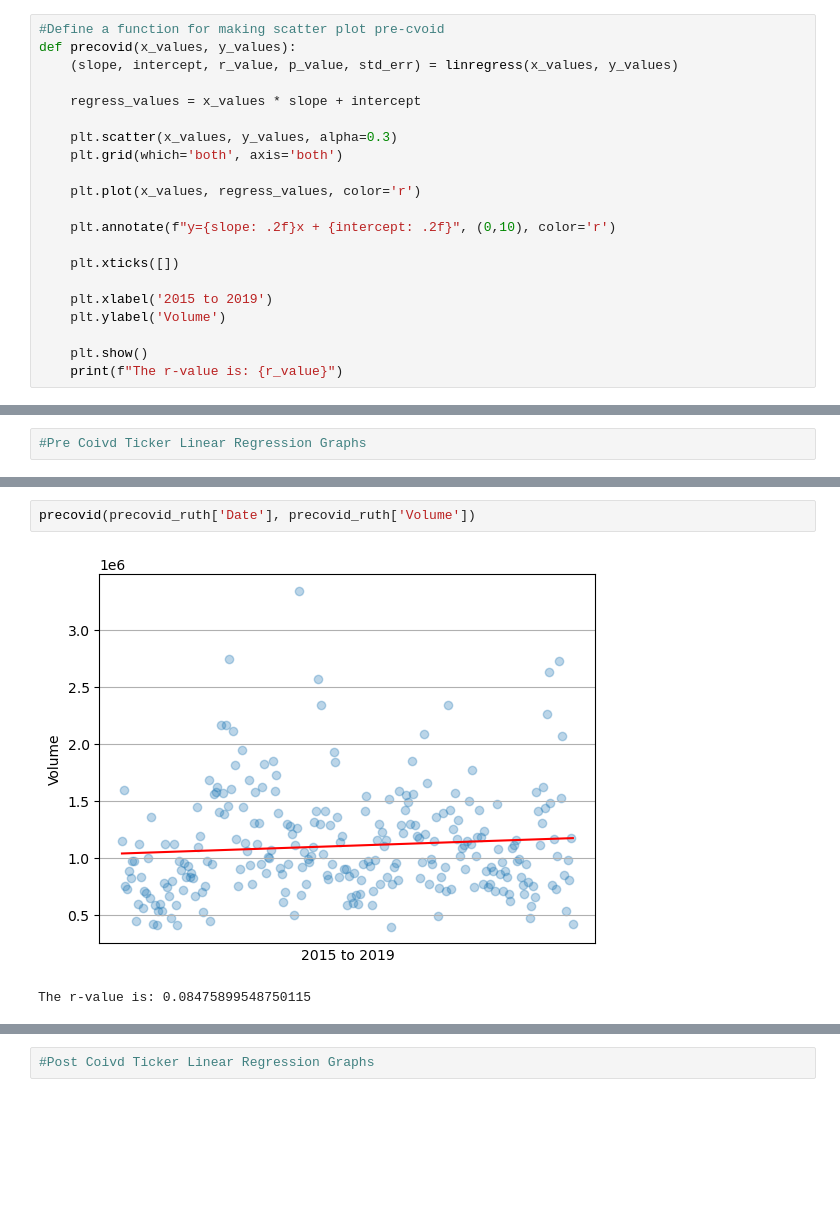
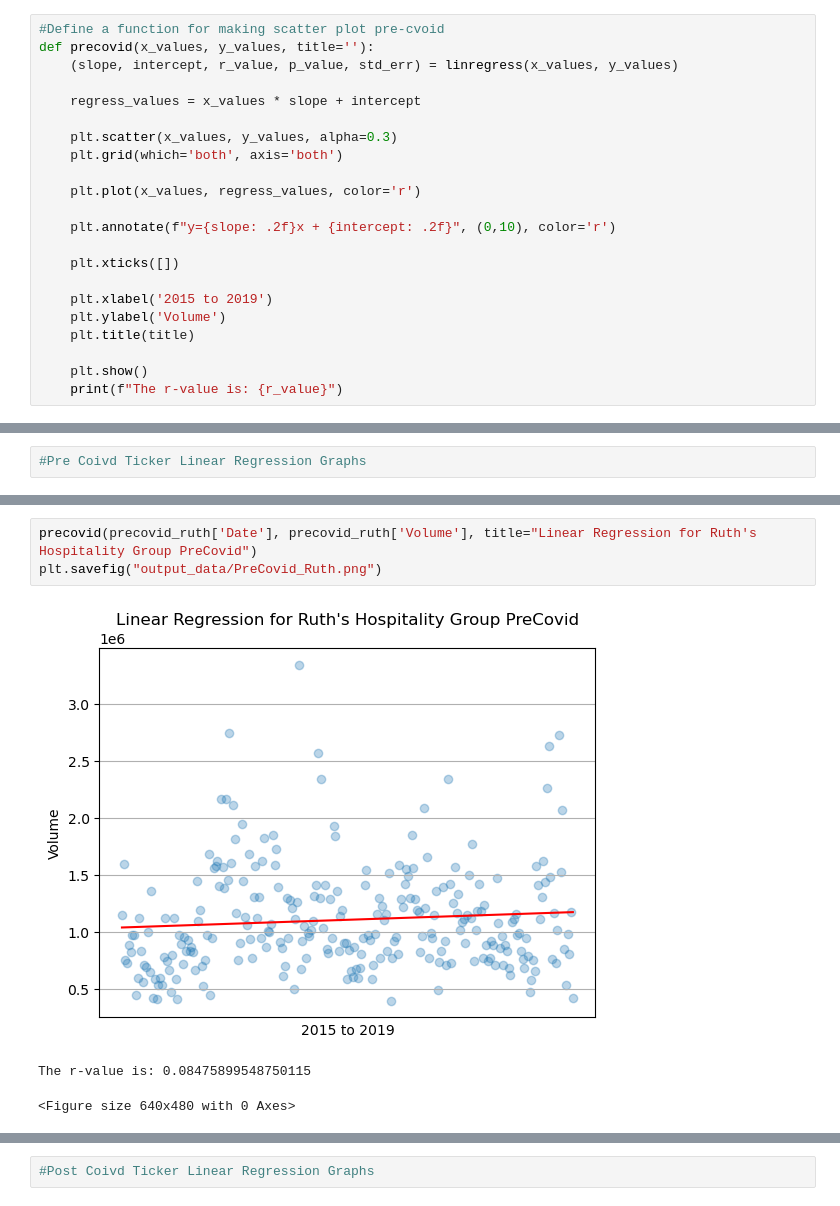
Before and after one commit to pathfindereleven/StockMkt_Analysis, a Jupyter notebook: combo #5.ipynb, the cells around one changed output, grey strips where cells are left out. Drawn from its saved outputs; the diff is of its cells as text; blank space fills up the shorter version.

```diff
--- a/combo #5.ipynb
+++ b/combo #5.ipynb
@@ -54,7 +54,7 @@ combined_df
 3344 rows × 9 columns
 # %%
 #Define a function for making scatter plot pre-cvoid
-def precovid(x_values, y_values):
+def precovid(x_values, y_values, title=''):
     (slope, intercept, r_value, p_value, std_err) = linregress(x_values, y_values)
 
     regress_values = x_values * slope + intercept
@@ -70,6 +70,7 @@ def precovid(x_values, y_values):
 
     plt.xlabel('2015 to 2019')
     plt.ylabel('Volume')
+    plt.title(title)
 
     plt.show()
     print(f"The r-value is: {r_value}")
@@ -147,6 +159,8 @@ The r-value is: -0.2683529938986158
 # %%
-precovid(precovid_ruth['Date'], precovid_ruth['Volume'])
+precovid(precovid_ruth['Date'], precovid_ruth['Volume'], title="Linear Regression for Ruth's Hospitality Group PreCovid")
+plt.savefig("output_data/PreCovid_Ruth.png")
 # %% [output]
-[figure, old version]
+[figure, new version]
 The r-value is: 0.08475899548750115
+<Figure size 640x480 with 0 Axes>
 # %%
```
Also changed, not shown: parts of 16 cells of this notebook, 17 other files.
